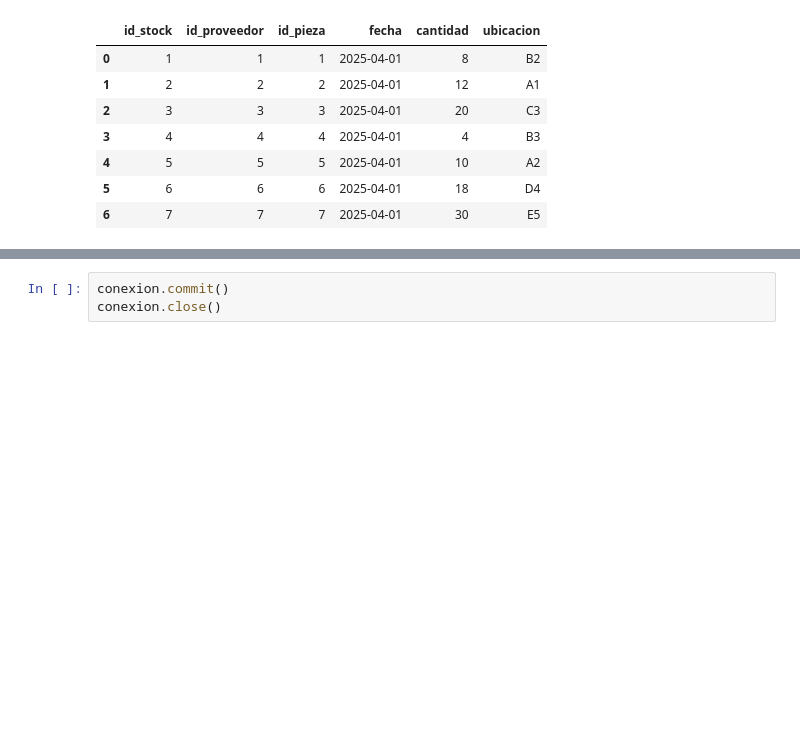
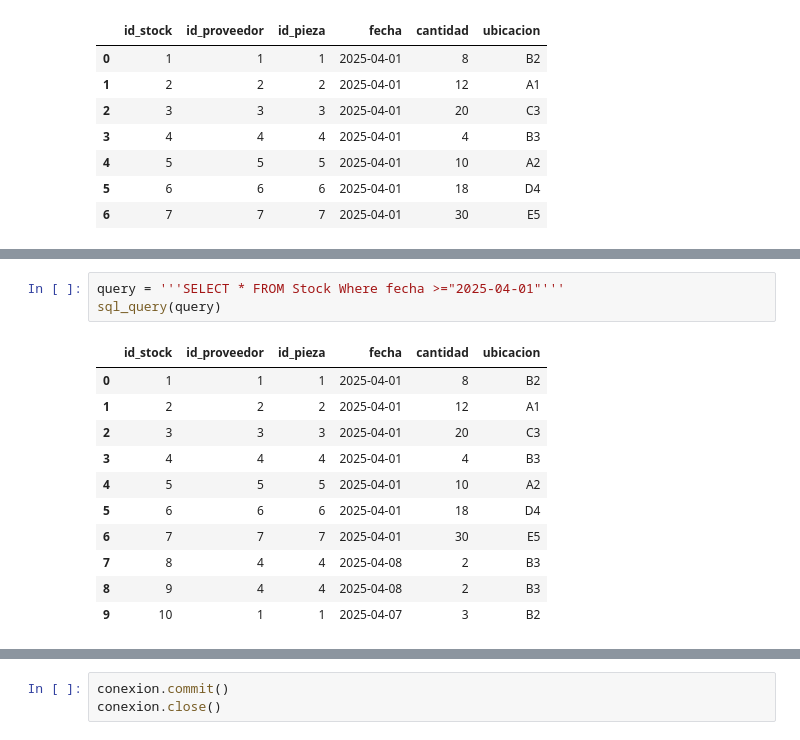
Before and after one commit to MariaJoseCamacho/repositorio_clase, a Jupyter notebook: 03_Analisis_de_Datos/Sprint_06/Team_Challenge/MiBasedeDatos.ipynb, the cells around one changed output, grey strips where cells are left out. Saved outputs shown, nothing was run; the diff lists cells and outputs as text; blank space fills up the shorter version.

```diff
--- a/03_Analisis_de_Datos/Sprint_06/Team_Challenge/MiBasedeDatos.ipynb
+++ b/03_Analisis_de_Datos/Sprint_06/Team_Challenge/MiBasedeDatos.ipynb
@@ -188,0 +203,15 @@ NameError: name 'sql_query' is not defined
+# %%
+query = '''SELECT * FROM Stock Where fecha >="2025-04-01"'''
+sql_query(query)
+# %% [output]
+|  | id_stock | id_proveedor | id_pieza | fecha | cantidad | ubicacion |
+| 0 | 1 | 1 | 1 | 2025-04-01 | 8 | B2 |
+| 1 | 2 | 2 | 2 | 2025-04-01 | 12 | A1 |
+| 2 | 3 | 3 | 3 | 2025-04-01 | 20 | C3 |
+| 3 | 4 | 4 | 4 | 2025-04-01 | 4 | B3 |
+| 4 | 5 | 5 | 5 | 2025-04-01 | 10 | A2 |
+| 5 | 6 | 6 | 6 | 2025-04-01 | 18 | D4 |
+| 6 | 7 | 7 | 7 | 2025-04-01 | 30 | E5 |
+| 7 | 8 | 4 | 4 | 2025-04-08 | 2 | B3 |
+| 8 | 9 | 4 | 4 | 2025-04-08 | 2 | B3 |
+| 9 | 10 | 1 | 1 | 2025-04-07 | 3 | B2 |
```
Also changed, not shown: parts of 10 cells of this notebook, 6 other files.
